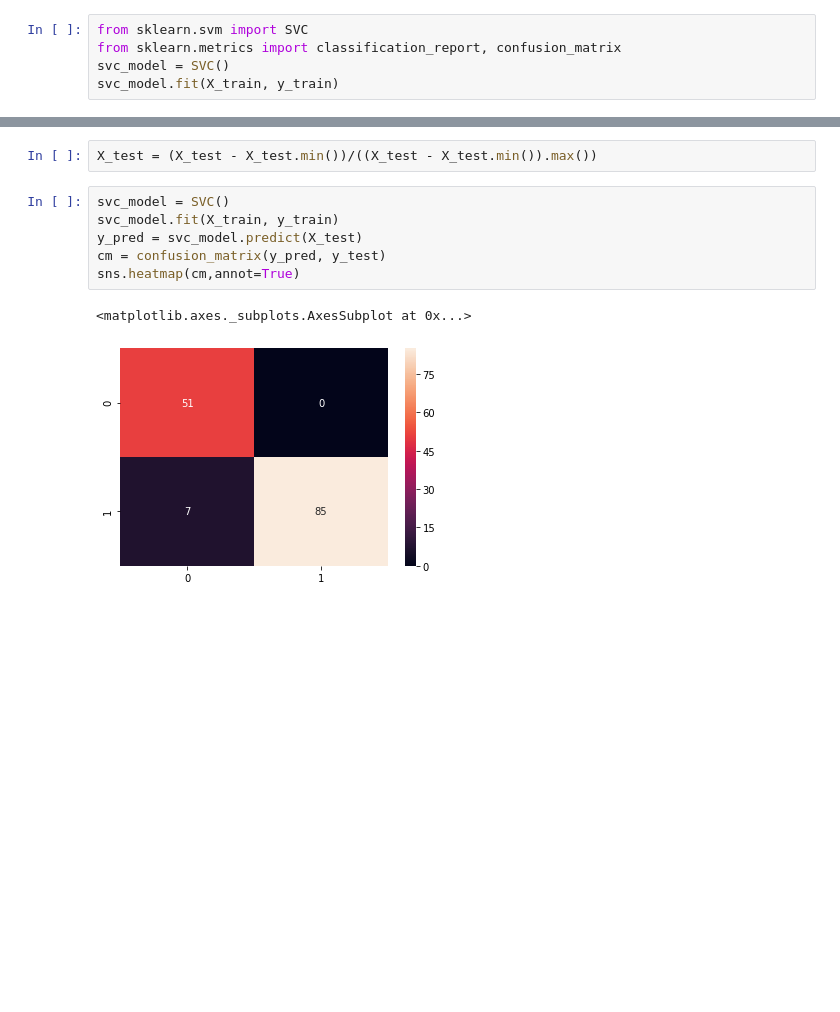
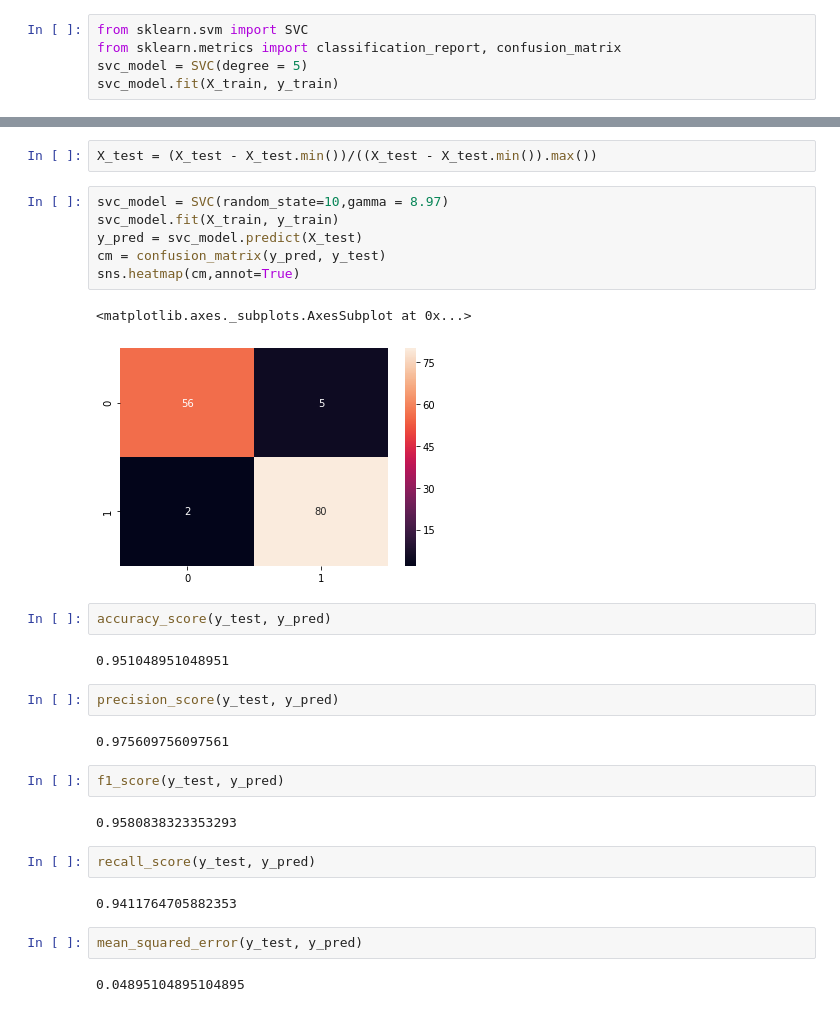
Before and after one commit to YangAusDu/machine_learning, a Jupyter notebook: 6_applications/cancer.ipynb, the cells around one changed output, grey strips where cells are left out. Drawn from its saved outputs; the diff is of its cells as text; blank space fills up the shorter version.

```diff
--- a/6_applications/cancer.ipynb
+++ b/6_applications/cancer.ipynb
@@ -90,7 +51,7 @@ X_train, X_test, y_train, y_test = train_test_split(X,y, random_state = 8)
 # %%
 from sklearn.svm import SVC
 from sklearn.metrics import classification_report, confusion_matrix
-svc_model = SVC()
+svc_model = SVC(degree = 5)
 svc_model.fit(X_train, y_train)
 # %% [output]
 SVC(C=1.0, cache_size=200, class_weight=None, coef0=0.0,
@@ -114,11 +75,31 @@ X_train = (X_train - X_train.min())/((X_train - X_train.min()).max())
 # %%
 X_test = (X_test - X_test.min())/((X_test - X_test.min()).max())
 # %%
-svc_model = SVC()
+svc_model = SVC(random_state=10,gamma = 8.97)
 svc_model.fit(X_train, y_train)
 y_pred = svc_model.predict(X_test)
 cm = confusion_matrix(y_pred, y_test)
 sns.heatmap(cm,annot=True)
 # %% [output]
 <matplotlib.axes._subplots.AxesSubplot at 0x...>
-[figure, old version]
+[figure, new version]
+# %%
+accuracy_score(y_test, y_pred)
+# %% [output]
+0.951048951048951
+# %%
+precision_score(y_test, y_pred)
+# %% [output]
+0.975609756097561
+# %%
+f1_score(y_test, y_pred)
+# %% [output]
+0.9580838323353293
+# %%
+recall_score(y_test, y_pred)
+# %% [output]
+0.9411764705882353
+# %%
+mean_squared_error(y_test, y_pred)
+# %% [output]
+0.04895104895104895
```
Also changed, not shown: parts of 12 cells of this notebook.
